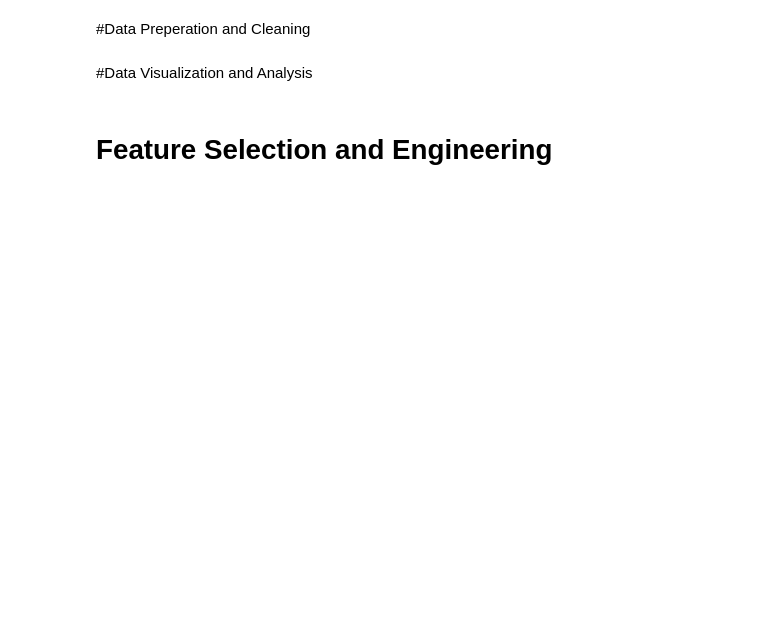
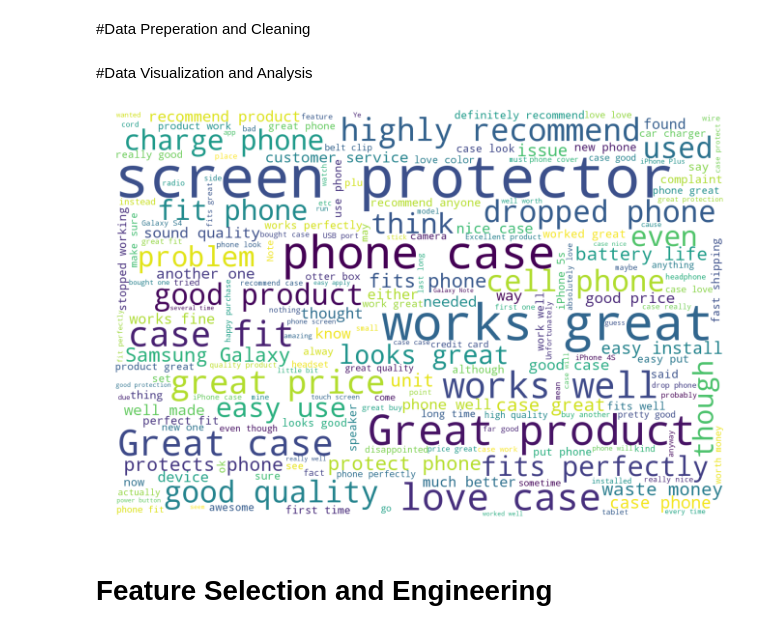
Before and after one commit to danielka223/ds_workshop, a Jupyter notebook: dsWorkshopAmazon.ipynb, the cells around one changed output. Drawn from its saved outputs; the diff is of its cells as text; code cells hidden in the pictures; blank space fills up the shorter version.

```diff
--- a/dsWorkshopAmazon.ipynb
+++ b/dsWorkshopAmazon.ipynb
@@ -246,23 +320,27 @@ dtype: object
 # %% [markdown]
 #Data Visualization and Analysis
 # %%
-# #wordcloud
-# text = reviews['review_body']
-# wordcloud = WordCloud(
-#     width = 1500,
-#     height = 1000,
-#     background_color = 'white',
-#     ).generate(str(text))
-# fig = plt.figure(
-#     figsize = (18, 12),
-#     facecolor = 'w',
-#     edgecolor = 'w')
-# plt.imshow(wordcloud, interpolation = 'bilinear')
-# plt.axis('off')
-# plt.tight_layout(pad=0)
-# plt.show()
+#wordcloud
+text = reviews['review_body'].values #returns a list of review texts
+text = ' '.join(str(rev) for rev in text) #returns a huge string containing all reviews one by one
+assert('review_body' not in text)
 
-# wordcloud = []
+wordcloud = WordCloud(
+    width = 1500,
+    height = 1000,
+    background_color = 'white',
+    ).generate(text)
+fig = plt.figure(
+    figsize = (18, 12),
+    facecolor = 'w',
+    edgecolor = 'w')
+plt.imshow(wordcloud, interpolation = 'bilinear')
+plt.axis('off')
+plt.tight_layout(pad=0)
+plt.show()
+wordcloud = []
+# %% [output]
+[figure, added]
 # %% [markdown]
 # Feature Selection and Engineering
 # %%
```
Also changed, not shown: parts of 20 cells of this notebook.
